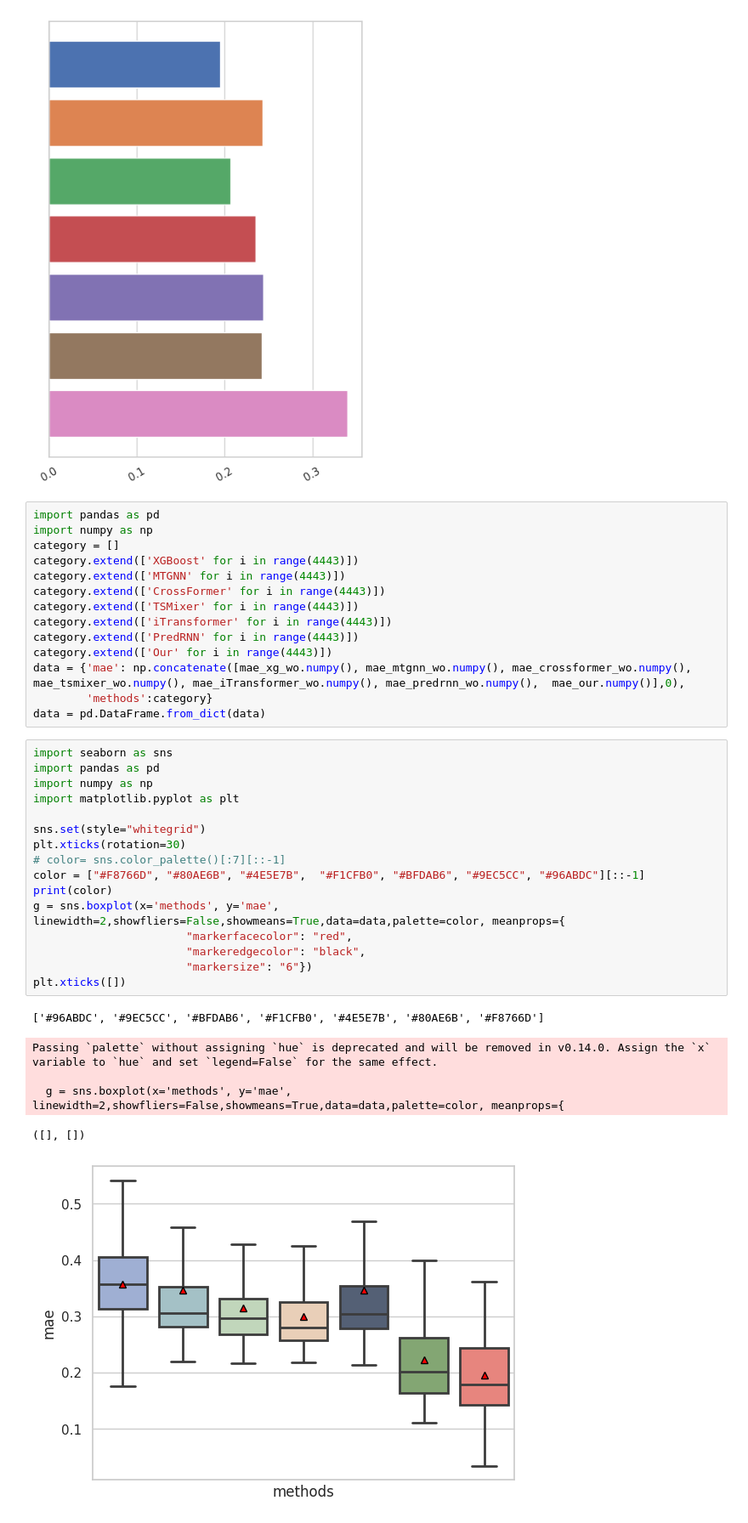
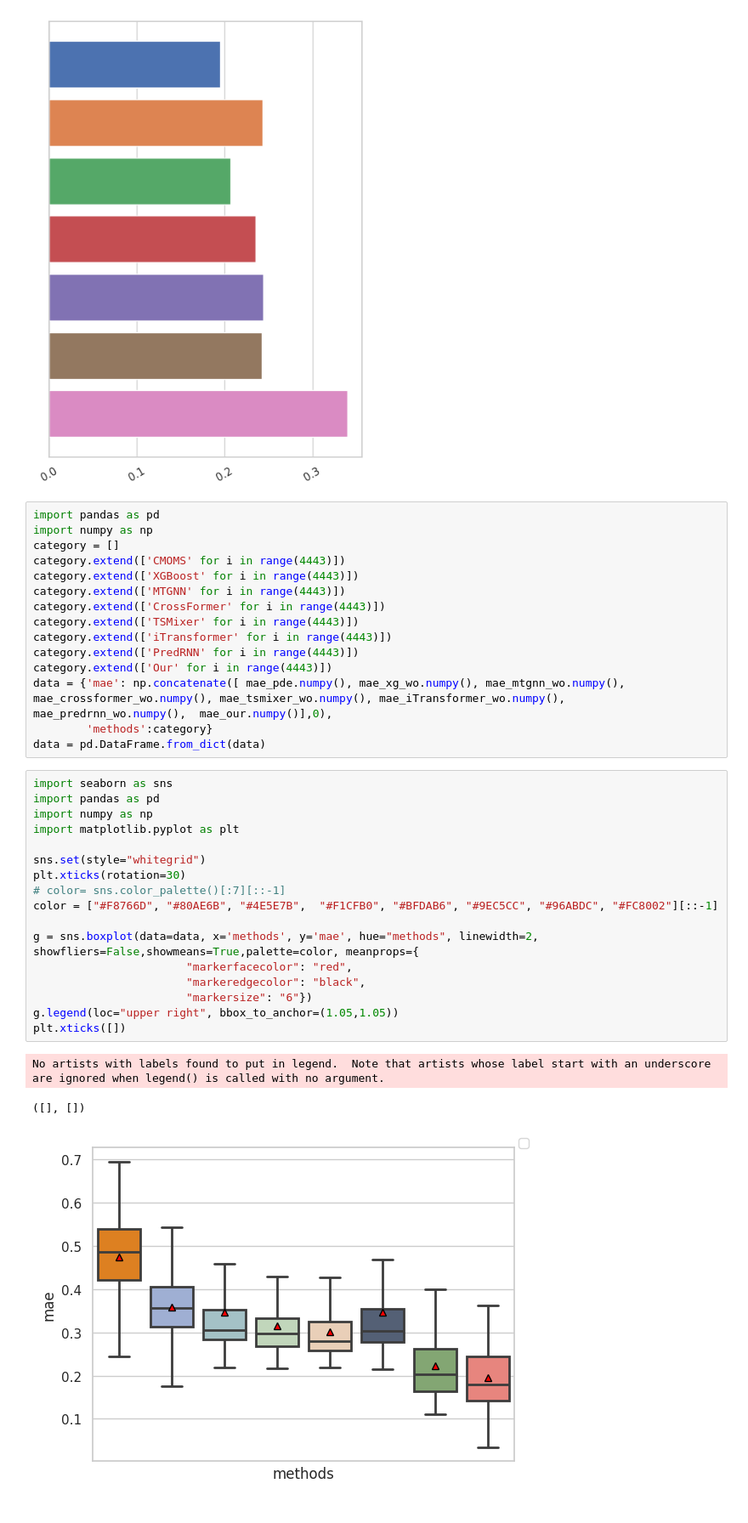
Before and after one commit to YangLabHKUST/STIMP, a Jupyter notebook: visualization/PRE/prediction.ipynb, the cells around one changed output. Shown at 85% size. Cells and saved outputs as stored; diff of their text form.

```diff
--- a/visualization/PRE/prediction.ipynb
+++ b/visualization/PRE/prediction.ipynb
@@ -297,6 +297,7 @@ plt.tight_layout()
 import pandas as pd
 import numpy as np
 category = []
+category.extend(['CMOMS' for i in range(4443)])
 category.extend(['XGBoost' for i in range(4443)])
 category.extend(['MTGNN' for i in range(4443)])
 category.extend(['CrossFormer' for i in range(4443)])
@@ -304,29 +305,27 @@ category.extend(['TSMixer' for i in range(4443)])
 category.extend(['iTransformer' for i in range(4443)])
 category.extend(['PredRNN' for i in range(4443)])
 category.extend(['Our' for i in range(4443)])
-data = {'mae': np.concatenate([mae_xg_wo.numpy(), mae_mtgnn_wo.numpy(), mae_crossformer_wo.numpy(), mae_tsmixer_wo.numpy(), mae_iTransformer_wo.numpy(), mae_predrnn_wo.numpy(),  mae_our.numpy()],0),
+data = {'mae': np.concatenate([ mae_pde.numpy(), mae_xg_wo.numpy(), mae_mtgnn_wo.numpy(), mae_crossformer_wo.numpy(), mae_tsmixer_wo.numpy(), mae_iTransformer_wo.numpy(), mae_predrnn_wo.numpy(),  mae_our.numpy()],0),
         'methods':category}
 data = pd.DataFrame.from_dict(data)
 # %%
 import seaborn as sns
 import pandas as pd
 import numpy as np
 import matplotlib.pyplot as plt
 
 sns.set(style="whitegrid")
 plt.xticks(rotation=30)
 # color= sns.color_palette()[:7][::-1]
-color = ["#F8766D", "#80AE6B", "#4E5E7B",  "#F1CFB0", "#BFDAB6", "#9EC5CC", "#96ABDC"][::-1]
-print(color)
-g = sns.boxplot(x='methods', y='mae', linewidth=2,showfliers=False,showmeans=True,data=data,palette=color, meanprops={
+color = ["#F8766D", "#80AE6B", "#4E5E7B",  "#F1CFB0", "#BFDAB6", "#9EC5CC", "#96ABDC", "#FC8002"][::-1]
+
+g = sns.boxplot(data=data, x='methods', y='mae', hue="methods", linewidth=2, showfliers=False,showmeans=True,palette=color, meanprops={
                        "markerfacecolor": "red",
                        "markeredgecolor": "black",
                        "markersize": "6"})
+g.legend(loc="upper right", bbox_to_anchor=(1.05,1.05))
 plt.xticks([])
 # %% [output]
-['#96ABDC', '#9EC5CC', '#BFDAB6', '#F1CFB0', '#4E5E7B', '#80AE6B', '#F8766D']
+No artists with labels found to put in legend.  Note that artists whose label start with an underscore are ignored when legend() is called with no argument.
-Passing `palette` without assigning `hue` is deprecated and will be removed in v0.14.0. Assign the `x` variable to `hue` and set `legend=False` for the same effect.
-
-  g = sns.boxplot(x='methods', y='mae', linewidth=2,showfliers=False,showmeans=True,data=data,palette=color, meanprops={
+([], [])
-([], [])
-[figure, old version]
+[figure, new version]
```
Also changed, not shown: parts of 6 cells of this notebook.
